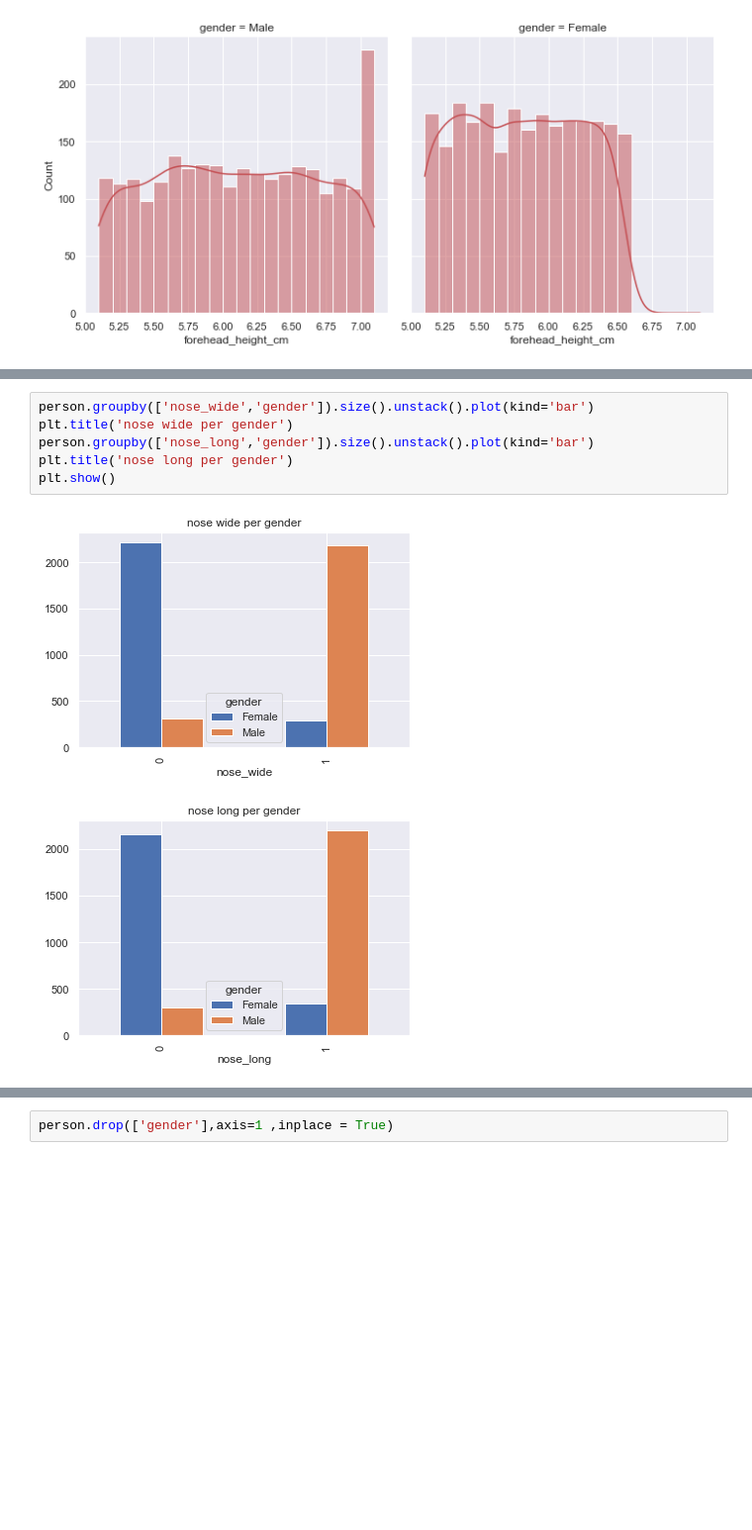
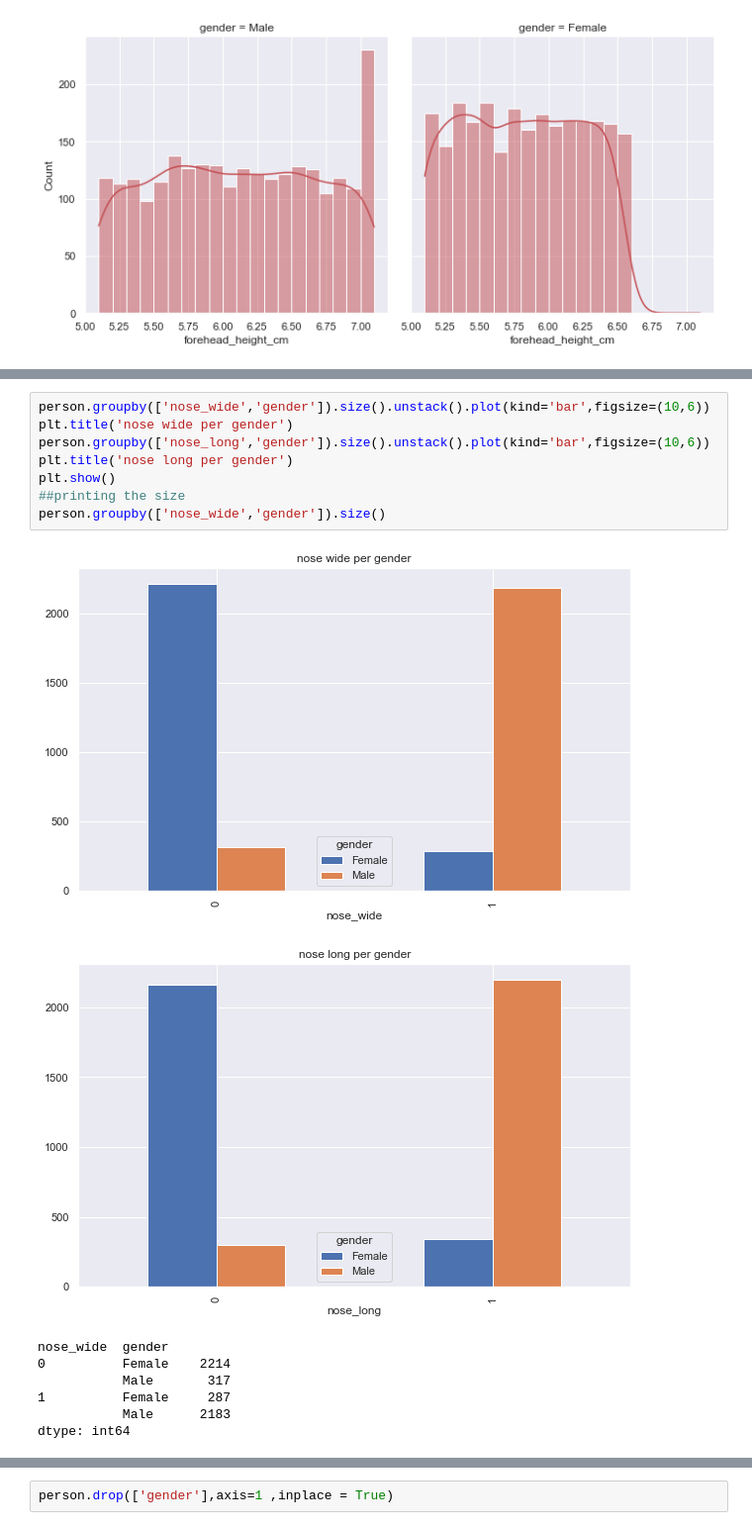
Before and after one commit to ortalcheriker/final-project-ai, a Jupyter notebook: classification-gender.ipynb, the cells around one changed output, grey strips where cells are left out. Shown at 99% size. Cells and saved outputs as stored; diff of their text form; blank space fills up the shorter version.

```diff
--- a/classification-gender.ipynb
+++ b/classification-gender.ipynb
@@ -149,9 +169,17 @@ plt.show()
 # %%
-person.groupby(['nose_wide','gender']).size().unstack().plot(kind='bar')
+person.groupby(['nose_wide','gender']).size().unstack().plot(kind='bar',figsize=(10,6))
 plt.title('nose wide per gender')
-person.groupby(['nose_long','gender']).size().unstack().plot(kind='bar')
+person.groupby(['nose_long','gender']).size().unstack().plot(kind='bar',figsize=(10,6))
 plt.title('nose long per gender')
 plt.show()
+##printing the size
+person.groupby(['nose_wide','gender']).size()
 # %% [output]
-[figure, old version]
+[figure, new version]
-[figure, old version]
+[figure, new version]
+nose_wide  gender
+0          Female    2214
+           Male       317
+1          Female     287
+           Male      2183
+dtype: int64
```
Also changed, not shown: parts of 67 cells of this notebook, 2 other files.
